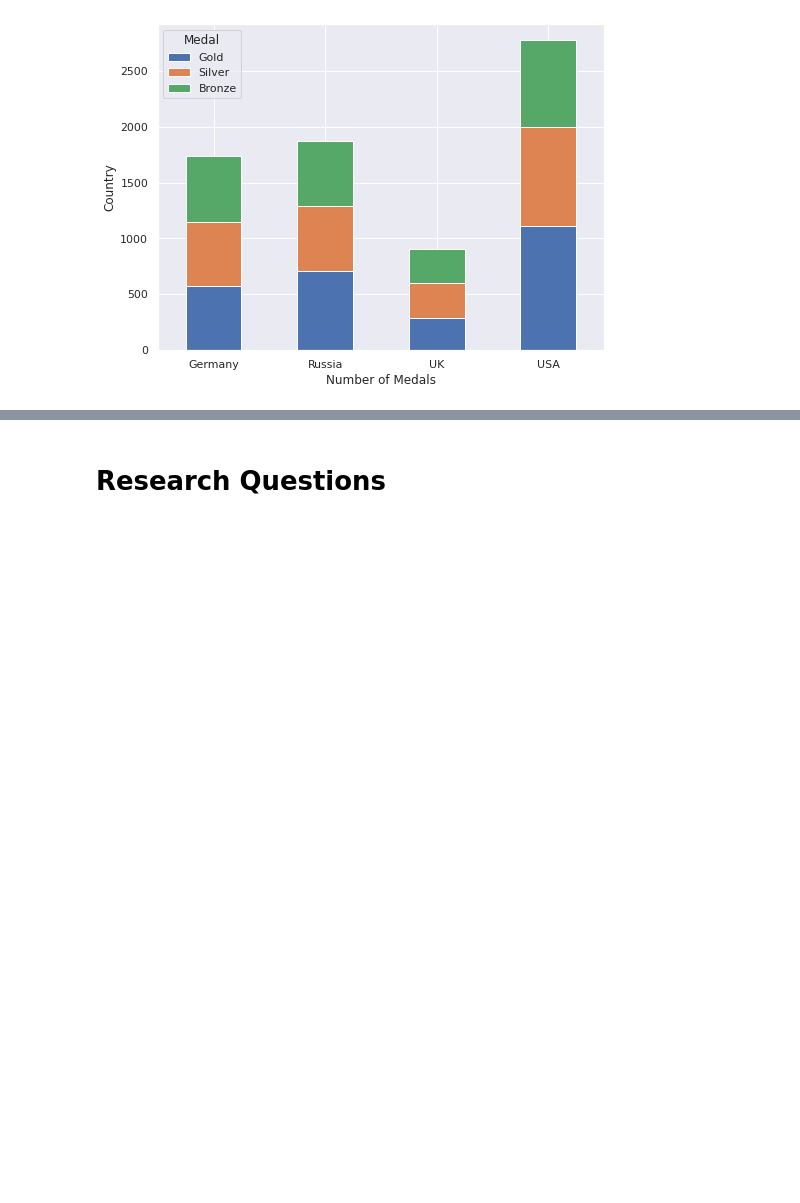
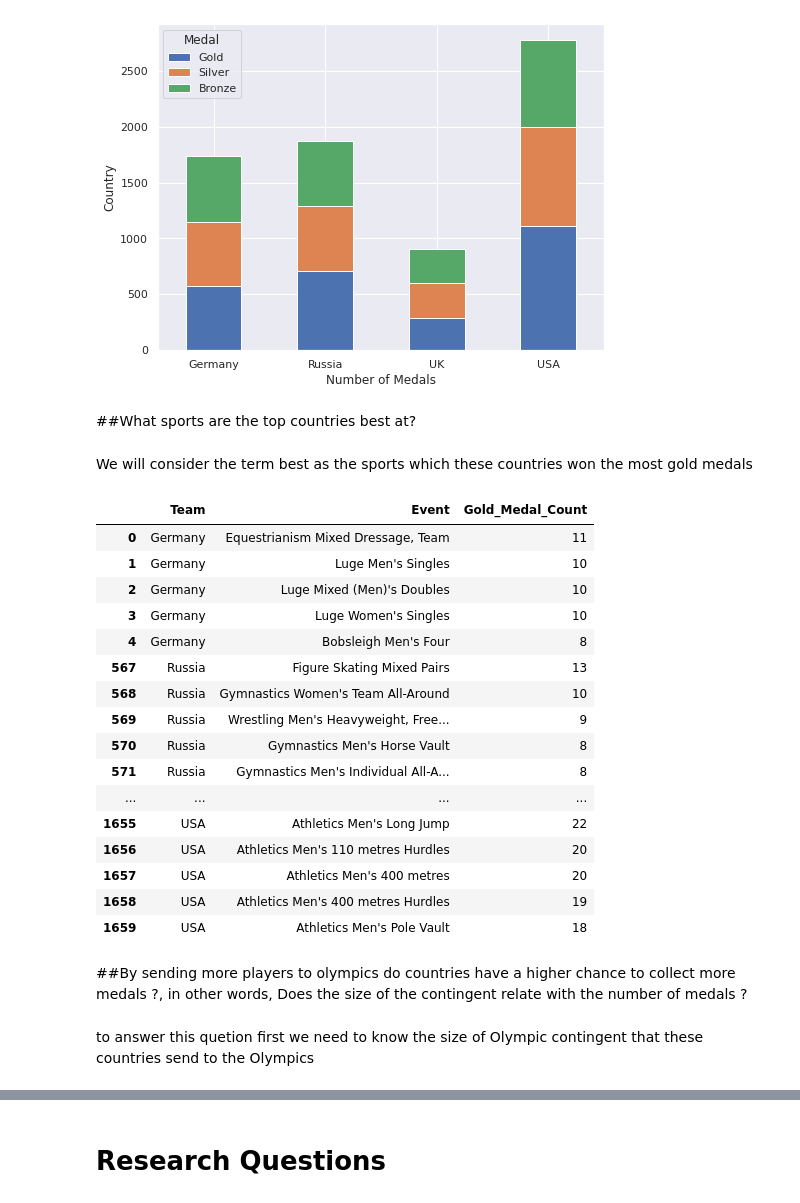
Before and after one commit to CSEN1095-W21/project-u8, a Jupyter notebook: cleaning.ipynb, the cells around one changed output, grey strips where cells are left out. Cells and saved outputs as stored; diff of their text form; code cells hidden in the pictures; blank space fills up the shorter version.

```diff
--- a/cleaning.ipynb
+++ b/cleaning.ipynb
@@ -1048,3 +1048,43 @@ ylabel('Country')
 # %% [output]
 Text(0, 0.5, 'Country')
 [figure]
+# %% [markdown]
+##What sports are the top countries best at?
+# %% [markdown]
+
+We will consider the term best as the sports which these countries won the most gold medals
+# %%
+# To get the sports, teams are best at, we now aggregate the medal_tally_agnostic dataframe as we did earlier.
+best_team_sports = pd.pivot_table(medal_tally_agnostic[row_mask_2],
+                                  index = ['Team', 'Event'],
+                                  columns = 'Medal',
+                                  values = 'Medal_Won_Corrected',
+                                  aggfunc = 'sum',
+                                  fill_value = 0).sort_values(['Team', 'Gold'], ascending = [True, False]).reset_index()
+
+best_team_sports.drop(['Bronze', 'Silver', 'non'], axis = 1, inplace = True)
+best_team_sports.columns = ['Team', 'Event', 'Gold_Medal_Count']
+
+best_team_sports.groupby('Team').head(5)
+# %% [output]
+|  | Team | Event | Gold_Medal_Count |
+| 0 | Germany | Equestrianism Mixed Dressage, Team | 11 |
+| 1 | Germany | Luge Men's Singles | 10 |
+| 2 | Germany | Luge Mixed (Men)'s Doubles | 10 |
+| 3 | Germany | Luge Women's Singles | 10 |
+| 4 | Germany | Bobsleigh Men's Four | 8 |
+| 567 | Russia | Figure Skating Mixed Pairs | 13 |
+| 568 | Russia | Gymnastics Women's Team All-Around | 10 |
+| 569 | Russia | Wrestling Men's Heavyweight, Free... | 9 |
+| 570 | Russia | Gymnastics Men's Horse Vault | 8 |
+| 571 | Russia | Gymnastics Men's Individual All-A... | 8 |
+| ... | ... | ... | ... |
+| 1655 | USA | Athletics Men's Long Jump | 22 |
+| 1656 | USA | Athletics Men's 110 metres Hurdles | 20 |
+| 1657 | USA | Athletics Men's 400 metres | 20 |
+| 1658 | USA | Athletics Men's 400 metres Hurdles | 19 |
+| 1659 | USA | Athletics Men's Pole Vault | 18 |
+# %% [markdown]
+##By sending more players to olympics do countries have a higher chance to collect more medals ?, in other words, Does the size of the contingent relate with the number of medals ?
+# %% [markdown]
+to answer this quetion first we need to know the size of Olympic contingent that these countries send to the Olympics
```
Also changed, not shown: parts of 8 cells of this notebook.
